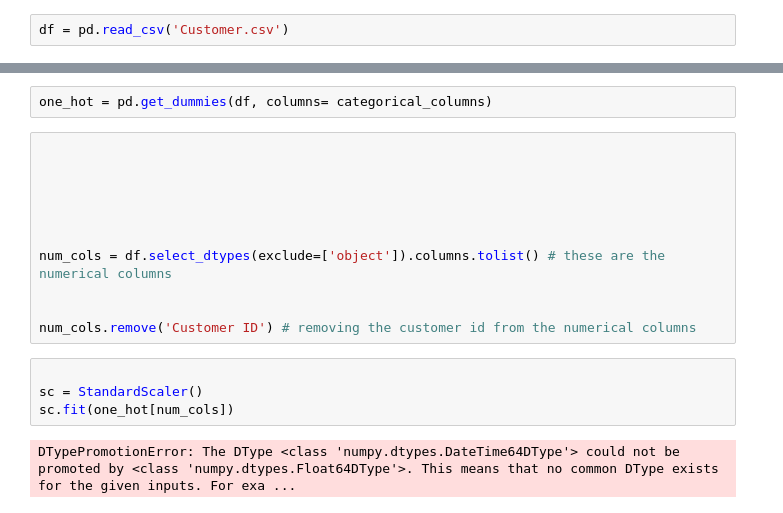
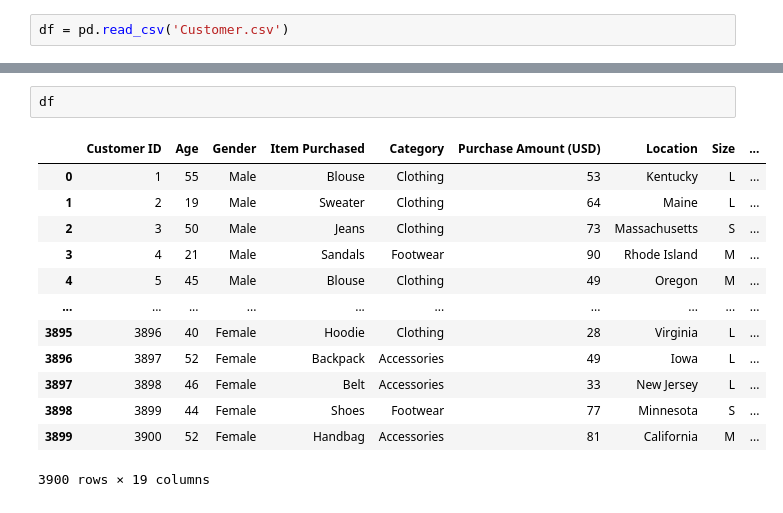
Before and after one commit to Samarth-Pawan/Data-Mining_Customer-Shopping-Trends, a Jupyter notebook: Data_Mining/data_preproc.ipynb, the cells around one changed output, grey strips where cells are left out. Saved outputs shown, nothing was run; the diff lists cells and outputs as text.

```diff
--- a/Data_Mining/data_preproc.ipynb
+++ b/Data_Mining/data_preproc.ipynb
@@ -175,19 +42,16 @@ categorical_columns
-# %%
-one_hot = pd.get_dummies(df, columns= categorical_columns)
-# %%
-
-
-
-
-
-
-num_cols = df.select_dtypes(exclude=['object']).columns.tolist() # these are the numerical columns
-
-
-num_cols.remove('Customer ID') # removing the customer id from the numerical columns
-# %%
-
-sc = StandardScaler()
-sc.fit(one_hot[num_cols])
-# %% [output]
-DTypePromotionError: The DType <class 'numpy.dtypes.DateTime64DType'> could not be promoted by <class 'numpy.dtypes.Float64DType'>. This means that no common DType exists for the given inputs. For exa ...
+# %%
+df
+# %% [output]
+|  | Customer ID | Age | Gender | Item Purchased | Category | Purchase Amount (USD) | Location | Size | ... |
+| 0 | 1 | 55 | Male | Blouse | Clothing | 53 | Kentucky | L | ... |
+| 1 | 2 | 19 | Male | Sweater | Clothing | 64 | Maine | L | ... |
+| 2 | 3 | 50 | Male | Jeans | Clothing | 73 | Massachusetts | S | ... |
+| 3 | 4 | 21 | Male | Sandals | Footwear | 90 | Rhode Island | M | ... |
+| 4 | 5 | 45 | Male | Blouse | Clothing | 49 | Oregon | M | ... |
+| ... | ... | ... | ... | ... | ... | ... | ... | ... | ... |
+| 3895 | 3896 | 40 | Female | Hoodie | Clothing | 28 | Virginia | L | ... |
+| 3896 | 3897 | 52 | Female | Backpack | Accessories | 49 | Iowa | L | ... |
+| 3897 | 3898 | 46 | Female | Belt | Accessories | 33 | New Jersey | L | ... |
+| 3898 | 3899 | 44 | Female | Shoes | Footwear | 77 | Minnesota | S | ... |
+| 3899 | 3900 | 52 | Female | Handbag | Accessories | 81 | California | M | ... |
+3900 rows × 19 columns
```
Also changed, not shown: parts of 11 cells of this notebook, 1 other file.
